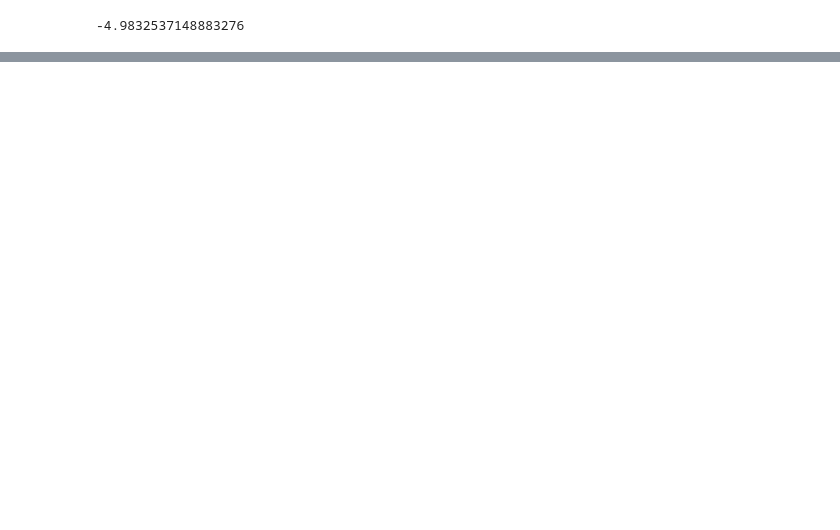
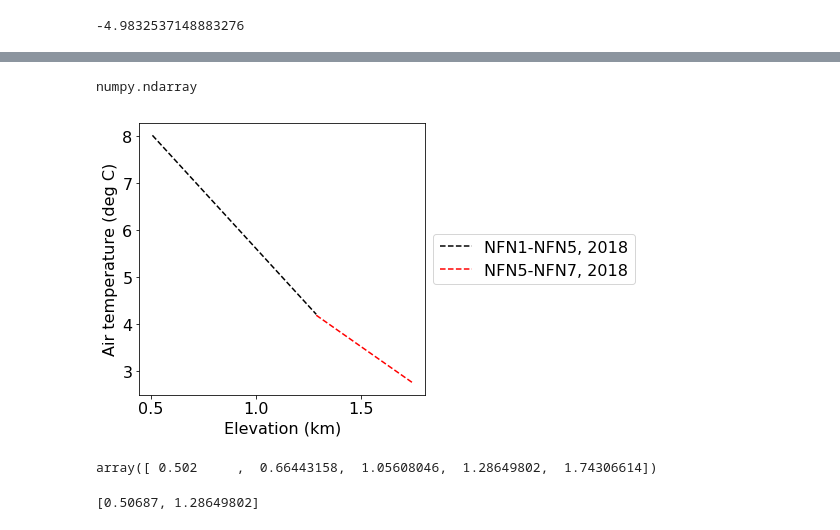
Before and after one commit to NCristea/NooksackWaterBudget, a Jupyter notebook: CurvyTemperature/consolidate_dailyT_data.ipynb, the cells around one changed output, grey strips where cells are left out. Saved outputs shown, nothing was run; the diff lists cells and outputs as text; code cells hidden in the pictures; blank space fills up the shorter version.

Commit message:
changed line types

```diff
--- a/CurvyTemperature/consolidate_dailyT_data.ipynb
+++ b/CurvyTemperature/consolidate_dailyT_data.ipynb
@@ -372,0 +431,37 @@ sl_mo
+# %%
+elevations_km_15 = np.array([0.50687, 1.28649802])
+elevations_km_57 = np.array([1.28649802, 1.74306614])
+type(elevations_km_15)
+# %% [output]
+numpy.ndarray
+# %%
+#calculate slope between two elevations
+fig19 = plt.figure(figsize=(8, 5))
+
+ax2 = plt.subplot(111)
+
+
+b_plot_  = 10.162
+
+#plt.plot(elevations_km_mo, mean_T_month, 'ro' ,label='Observed monthly mean emperature - April 2018')
+plt.plot(elevations_km_15, elevations_km_15 * (-4.88) + 10.491, 'k--',label = 'NFN1-NFN5, 2018')
+plt.plot(elevations_km_57, elevations_km_57 * (-3.13) + 8.22, 'r--',label = 'NFN5-NFN7, 2018')
+
+box = ax1.get_position()
+ax2.set_position([box.x0, box.y0, box.width * 0.8, box.height])
+ax2.legend(loc='center left', bbox_to_anchor=(1, 0.5))
+
+#plt.xlabel('Temperature (deg C)')
+plt.ylabel('Air temperature (deg C)')
+plt.xlabel('Elevation (km)')
+#plt.legend(loc='lower left')
+#plt.title('Average Annual Lapse Rate of Daily Mean Temperature = -4.45 deg C/km')
+#text(0.36, 0.9,'a)Average annual lapse rate of daily mean temperature = -4.45 deg C/km in water year 2016', ha='center', va='center', transform=ax4.transAxes, fontsize=10)
+fig17.suptitle('Annual air temperature lapse rates', fontsize=16)
+plt.rcParams.update({'font.size': 16})
+# %% [output]
+[figure, added]
+# %%
+elevations_km_mo
+# %% [output]
+array([ 0.502     ,  0.66443158,  1.05608046,  1.28649802,  1.74306614])
@@ -372,0 +471,4 @@ sl_mo
+# %%
+elevations_km_15
+# %% [output]
+[0.50687, 1.28649802]
```
Also changed, not shown: parts of 12 cells of this notebook, 30 other files.
